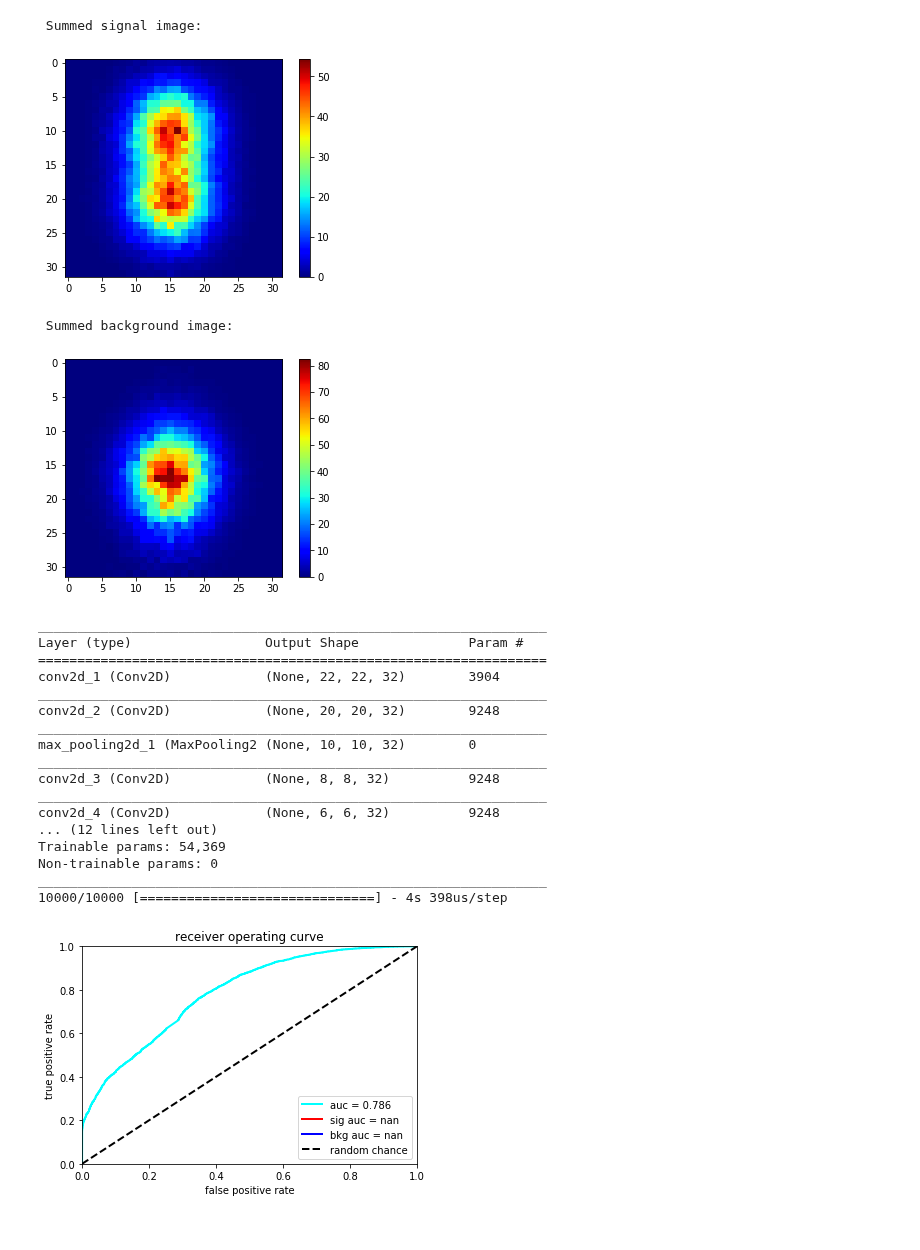
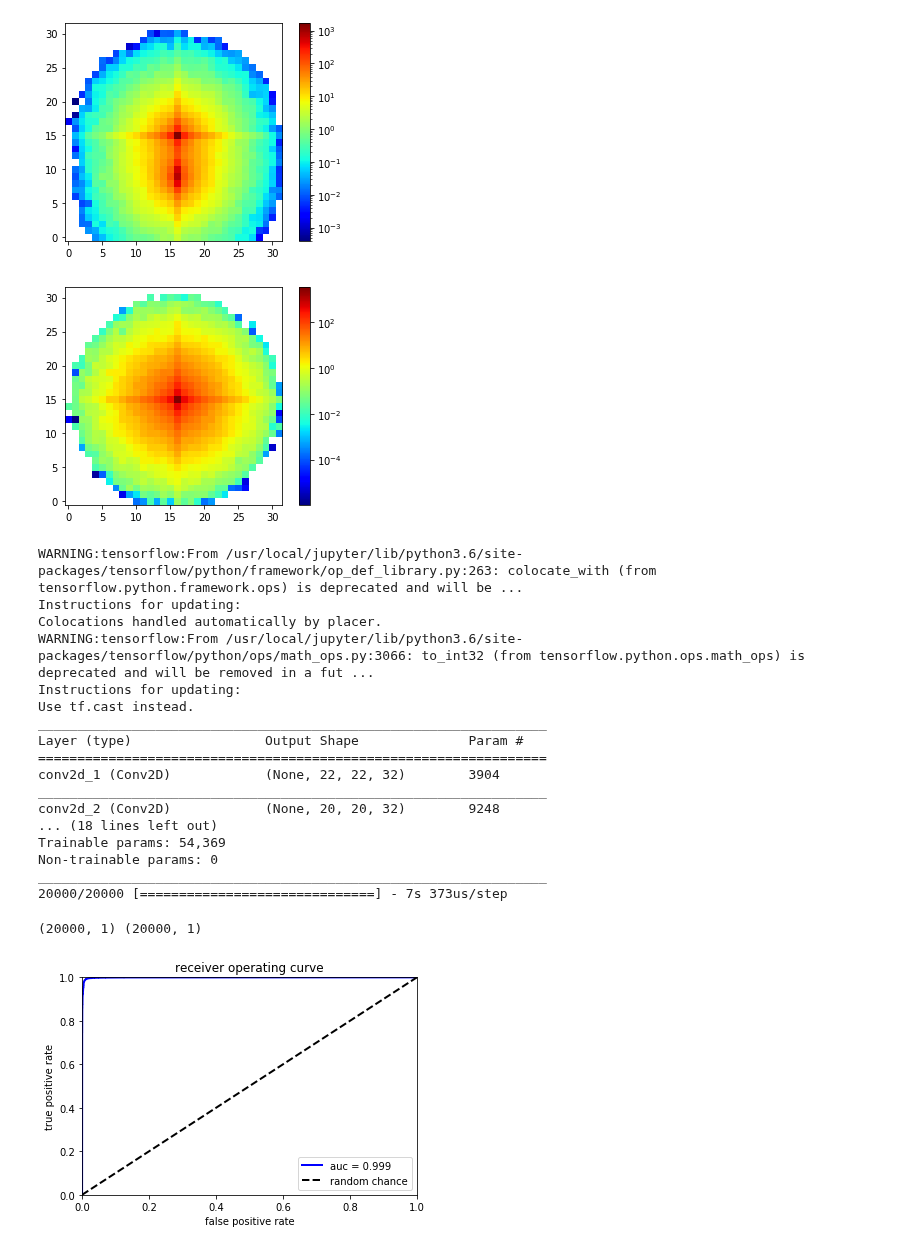
Before and after one commit to mdmorris/CNNsimple, a Jupyter notebook: LRP.ipynb, the cells around one changed output. Saved outputs shown, nothing was run; the diff lists cells and outputs as text; code cells hidden in the pictures.

Commit message:
runs over new jet images and added more plots

```diff
--- a/LRP.ipynb
+++ b/LRP.ipynb
@@ -35,68 +27,77 @@ testimages = testimages.reshape(n_test, grid, grid, 1)
+# %%
+grid = 32
+# training data : 10,000 signal samples and 10,000 bkg samples
+traindata_sig = np.load('jetImages_signal.npz')
+traindata_bkg = np.load('jetImages_bkg.npz')
+trainimages = np.concatenate((traindata_sig['jetImages'], traindata_bkg['jetImages']),axis=0)
+trainlabels = np.concatenate((traindata_sig['labels'],traindata_bkg['labels']),axis=0)
+# testing data : 10,000 signal samples and 10,000 bkg samples
+testdata_sig = np.load('jetImages_signal_test.npz')
+testdata_bkg = np.load('jetImages_bkg_test.npz')
+testimages = np.concatenate((testdata_sig['jetImages'], testdata_bkg['jetImages']),axis=0)
+testlabels = np.concatenate((testdata_sig['labels'], testdata_bkg['labels']),axis=0)
+
+n_test = len(testlabels)
+n_train = len(trainlabels)
+trainimages = trainimages.reshape(n_train, grid, grid, 1)
+testimages = testimages.reshape(n_test, grid, grid, 1)
 # %%
 #plot input signal and background
 sig_trainimages = np.zeros_like(trainimages[1])
 bkg_trainimages = np.zeros_like(trainimages[1])
 for i in range(len(trainimages)):
     if testlabels[i] == 1:
+        sig_trainimages += trainimages[i]
+    else:
         bkg_trainimages += trainimages[i]
-    else:
-        sig_trainimages += trainimages[i]
 #signal
-print('\n Summed signal image:\n')
 display_sig = sig_trainimages.reshape(grid,grid)
-plt.figure()
 plt.grid(False)
-plt.imshow(display_sig, cmap = 'jet')
+plt.imshow(display_sig, interpolation='nearest', origin='low', cmap = 'jet', norm=LogNorm())
 plt.colorbar()
 plt.show()
-print('\n Summed background image:\n')
-display_bkg = bkg_trainimages.reshape(grid,grid)
-plt.figure()
-plt.grid(False)
-plt.imshow(display_bkg, cmap = 'jet')
-plt.colorbar()
-plt.show()
 # %% [output]
- Summed signal image:
-[figure, old version]
+[figure, new version]
- Summed background image:
-[figure, removed]
+# %%
+#background
+display_bkg = bkg_trainimages.reshape(grid,grid)
+plt.grid(False)
+plt.imshow(display_bkg, interpolation='nearest', origin='low', cmap = 'jet', norm=LogNorm())
+plt.colorbar()
+plt.show()
+# %% [output]
+[figure, added]
 # %%
 # !ls training
 best_model = keras.models.load_model('training/CNN_sparce_cat.h5')
 best_model.summary()
 results = best_model.evaluate(testimages, testlabels)
 # %% [output]
+WARNING:tensorflow:From /usr/local/jupyter/lib/python3.6/site-packages/tensorflow/python/framework/op_def_library.py:263: colocate_with (from tensorflow.python.framework.ops) is deprecated and will be ...
+Instructions for updating:
+Colocations handled automatically by placer.
+WARNING:tensorflow:From /usr/local/jupyter/lib/python3.6/site-packages/tensorflow/python/ops/math_ops.py:3066: to_int32 (from tensorflow.python.ops.math_ops) is deprecated and will be removed in a fut ...
+Instructions for updating:
+Use tf.cast instead.
 _________________________________________________________________
 Layer (type)                 Output Shape              Param #
 =================================================================
 conv2d_1 (Conv2D)            (None, 22, 22, 32)        3904
 _________________________________________________________________
 conv2d_2 (Conv2D)            (None, 20, 20, 32)        9248
-_________________________________________________________________
-max_pooling2d_1 (MaxPooling2 (None, 10, 10, 32)        0
-_________________________________________________________________
-conv2d_3 (Conv2D)            (None, 8, 8, 32)          9248
-_________________________________________________________________
-conv2d_4 (Conv2D)            (None, 6, 6, 32)          9248
-... (12 lines left out)
+... (18 lines left out)
 Trainable params: 54,369
 Non-trainable params: 0
 _________________________________________________________________
-10000/10000 [==============================] - 4s 398us/step
+20000/20000 [==============================] - 7s 373us/step
 # %%
 # Plot ROC
 predict = best_model.predict(testimages)
+print(testlabels.shape, predict.shape)
 from sklearn.metrics import roc_curve, auc
 fpr, tpr, thresholds = roc_curve(testlabels, predict)
-sig_fpr, sig_tpr, sig_thresholds = roc_curve(testlabels[0:5000], predict[0:5000]) #sklearn roc_curve needs a mixture
-bkg_fpr, bkg_tpr, bkg_thresholds = roc_curve(testlabels[5000:-1], predict[5000:-1]) #of pos and neg values in input arrays
 roc_auc = auc(fpr, tpr)
-sig_auc = auc(sig_fpr, sig_tpr)
-bkg_auc = auc(bkg_fpr, bkg_tpr)
-plt.plot(fpr, tpr, lw=2, color='cyan', label='auc = %.3f' % (roc_auc))
-plt.plot(sig_fpr, sig_tpr, lw=2, color='red', label='sig auc = %.3f' % (sig_auc))
-plt.plot(bkg_fpr, bkg_tpr, lw=2, color='blue', label='bkg auc = %.3f' % (bkg_auc))
+plt.plot(fpr, tpr, lw=2, color='blue', label='auc = %.3f' % (roc_auc))
 plt.plot([0, 1], [0, 1], linestyle='--', lw=2, color='k', label='random chance')
 plt.xlim([0, 1.0])
 plt.ylim([0, 1.0])
@@ -106,7 +107,8 @@ plt.title('receiver operating curve')
 plt.legend(loc="lower right")
 plt.show()
 # %% [output]
+(20000, 1) (20000, 1)
-[figure, old version]
+[figure, new version]
 # %%
 import innvestigate
 import innvestigate.utils as iutils
```
Also changed, not shown: parts of 9 cells of this notebook.
